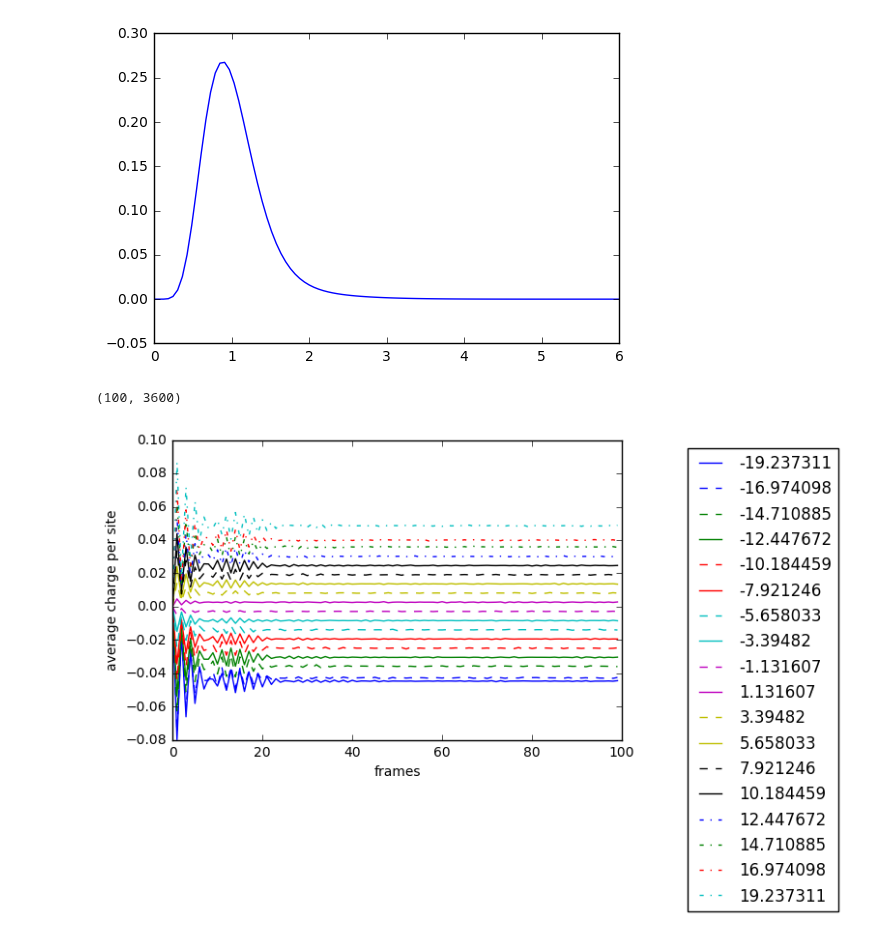
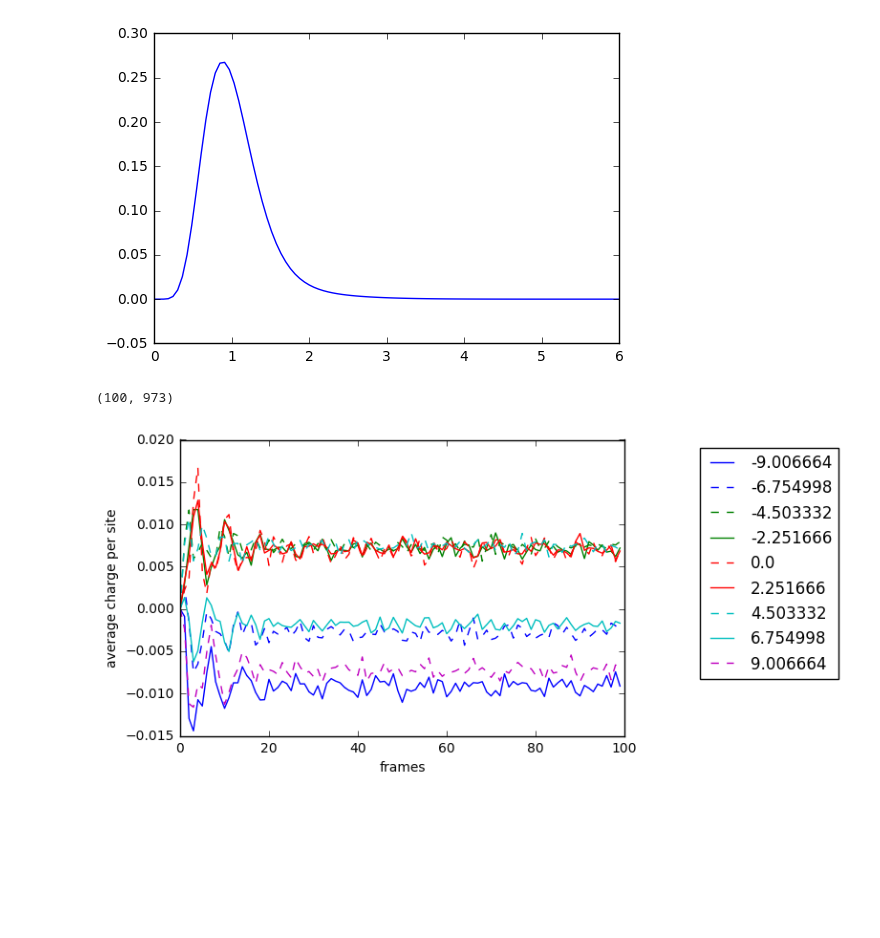
Before and after one commit to 123daimanu/DR_EAM, a Jupyter notebook: DataExtractDumpChargeDensity.ipynb, the cells around one changed output. Cells and saved outputs as stored; diff of their text form; code cells hidden in the pictures; blank space fills up the shorter version.

Commit message:
charge distrubtion with oxygen adatom checked

```diff
--- a/DataExtractDumpChargeDensity.ipynb
+++ b/DataExtractDumpChargeDensity.ipynb
@@ -21,11 +21,10 @@ import sys
 %matplotlib inline
 # %%
 #==================================================================================================================
-folder='/home/hbhattar/afs/Hemanta/metals/ChargeDiffLayers/Pt9/'
-folderPath="/home/hbhattar/afs/Hemanta/metals/ChargeDiffLayers/Pt9/"
-path=folder#Path+"Slab_9_layers_Zhou_KSmall.dump";
+folderPath="/home/hbhattar/afs/Hemanta/metals/PtOxygenAdatom/OadatomOnTop.dump"
+path=folderPath#+"Slab_9_layers_Zhou_KSmall.dump";
 frames=100;              #total frames in dump file
-atomNumber=3600;         #total atoms in lattice
+atomNumber=289;         #total atoms in lattice
 
 
 #====================================================================================================================
@@ -112,7 +111,7 @@ for line in linesDump:
         index=index+1
 # %%
 #determine the layers
-a=num.sort(list(set(z[0,0:atomNumber-2])))
+a=num.sort(list(set(z[0,0:atomNumber])))
 layer=[]
 for var in a:
     layer.append(num.where(z[0]==var))
@@ -208,25 +207,25 @@ lab.plot(distance,chargeDen(distance,"D"))
 # %%
 c.shape
 # %% [output]
-(100, 3600)
+(100, 973)
 # %%
 colors=['b','b--', 'g--','g','r--','r','c--','c','m--','m','y--','y'\
         , 'k--','k','b-.','g-.','r-.','c-.','m-.','y-.','k-.']
 fig = plt.figure(1)
 ax = fig.add_subplot(111)
 
-for counter in range(len(a)):
+for counter in range(len(a)-1):
     lab.plot(num.sum(c[:,layer[counter][0]],axis=1)/len(layer[counter][0]),colors[counter],label=a[counter])
 
 
 handles, labels = ax.get_legend_handles_labels()
 lab.xlabel("frames")
 lab.ylabel("average charge per site")
 lgd=lab.legend(bbox_to_anchor=(1.5,1),loc="upper right")
 lab.savefig(folderPath+"chargeLayersDaw_Ksmall.eps",bbox_extra_artists=(lgd,), bbox_inches='tight')
 lab.show()
 # %% [output]
-[figure, old version]
+[figure, new version]
 # %%
 framing=[99]
 paramSet="Z"
```
Also changed, not shown: parts of 11 cells of this notebook.
